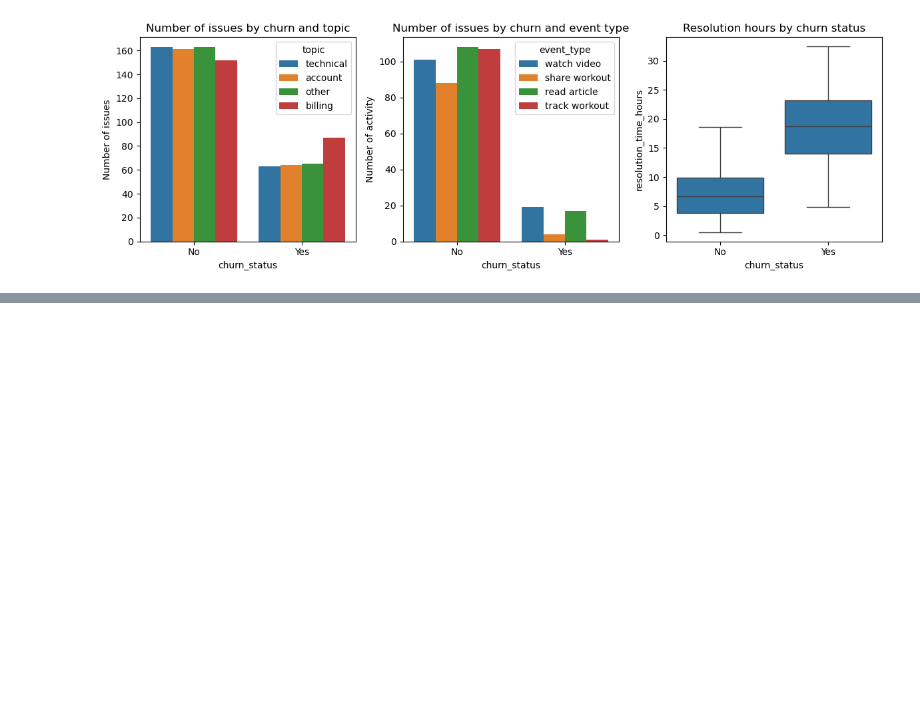
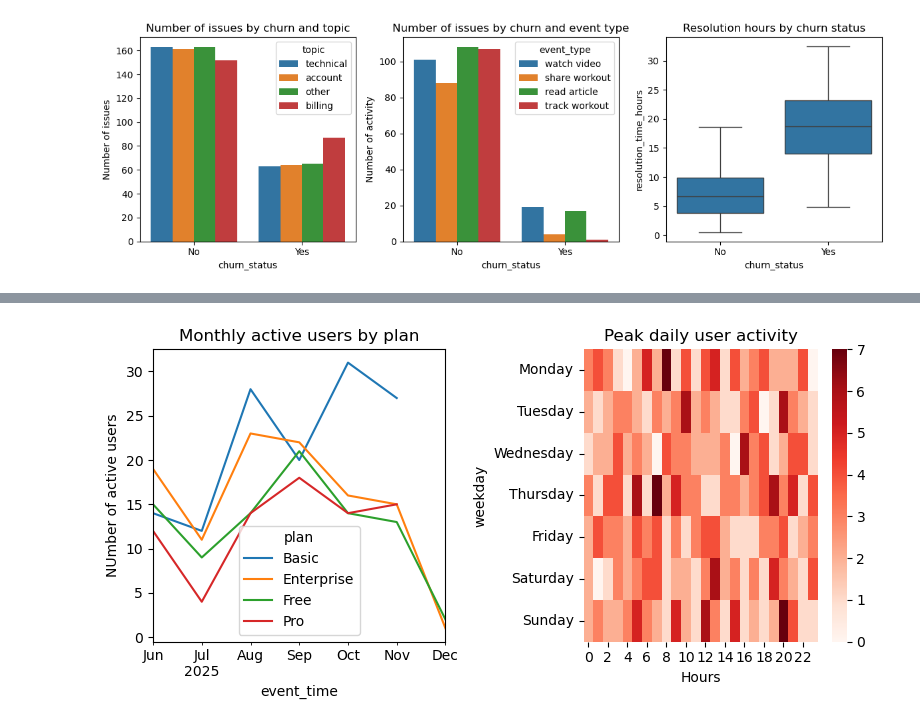
Before and after one commit to AJR-21/Data_Analytics_Portafolio, a Jupyter notebook: churn_analysis/notebook/exploratory_analysis.ipynb, the cells around one changed output, grey strips where cells are left out. Saved outputs shown, nothing was run; the diff lists cells and outputs as text; code cells hidden in the pictures; blank space fills up the shorter version.

```diff
--- a/churn_analysis/notebook/exploratory_analysis.ipynb
+++ b/churn_analysis/notebook/exploratory_analysis.ipynb
@@ -309,0 +339,44 @@ plt.show()
+# %%
+#Set the layout
+fig8, ax8 = plt.subplots(1, 2, figsize = (8, 4))
+
+#Monthly user active by plan
+active_plan = activity_account.groupby([activity_account['event_time'].dt.to_period('M'), 'plan'])['user_id'].nunique().unstack()
+active_plan.plot(ax = ax8[0])
+ax8[0].set_title('Monthly active users by plan')
+ax8[0].set_ylabel('NUmber of active users')
+
+#User peak activity times
+user_activity['hours'] = user_activity['event_time'].dt.hour
+
+# Define weekday order
+weekday_order = [
+    'Monday', 'Tuesday', 'Wednesday',
+    'Thursday', 'Friday', 'Saturday', 'Sunday'
+]
+
+# Create ordered categorical column
+user_activity['weekday'] = pd.Categorical(
+    user_activity['event_time'].dt.day_name(),
+    categories=weekday_order,
+    ordered=True
+)
+
+#pivot table
+peak_activity = user_activity.pivot_table(
+    index = 'weekday',
+    columns = 'hours',
+    values= 'user_id',
+    aggfunc='count'
+)
+
+#map graph
+sns.heatmap(peak_activity, cmap = 'Reds', ax = ax8[1], )
+ax8[1].set_title('Peak daily user activity')
+ax8[1].set_xlabel('Hours')
+
+#show
+plt.tight_layout()
+plt.show()
+# %% [output]
+[figure, added]
```
Also changed, not shown: parts of 2 cells of this notebook.
